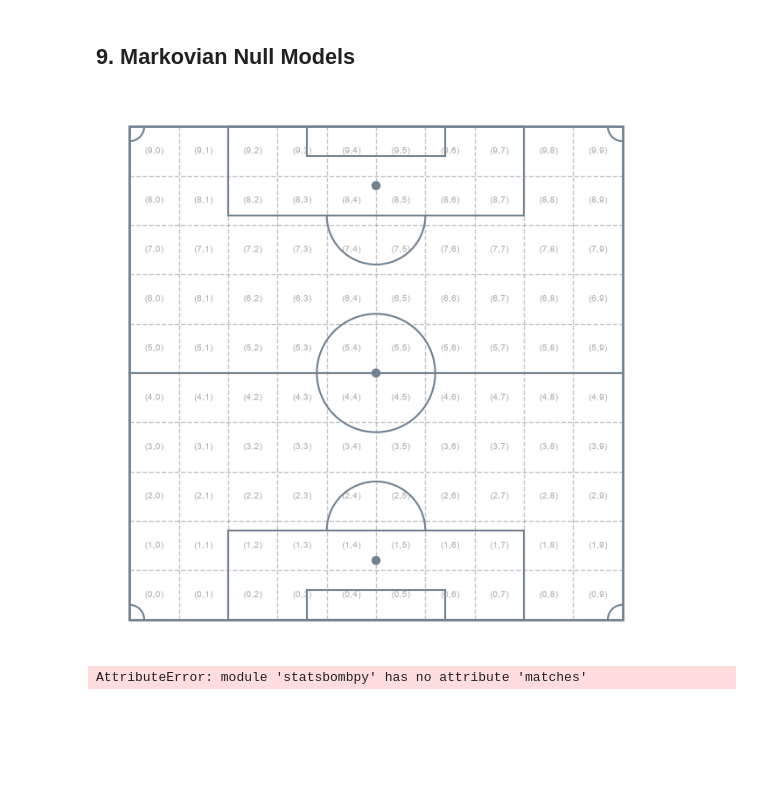
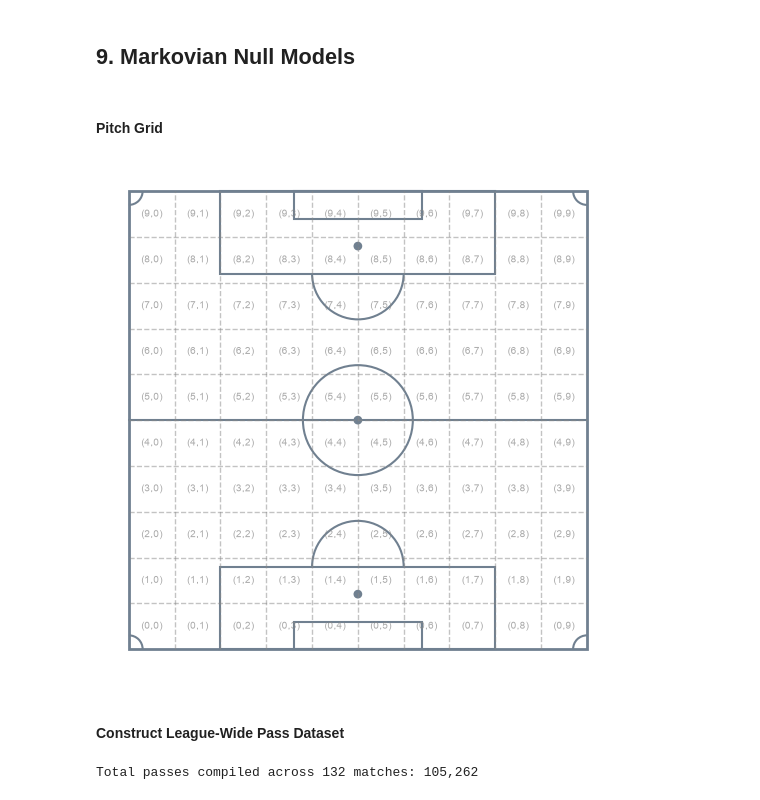
Before and after one commit to LukeBirkett/study-planner, a Jupyter notebook: 981G5_Network_Science/assessment/code/notebook_1.ipynb, the cells around one changed output. Cells and saved outputs as stored; diff of their text form; code cells hidden in the pictures; blank space fills up the shorter version.

```diff
--- a/981G5_Network_Science/assessment/code/notebook_1.ipynb
+++ b/981G5_Network_Science/assessment/code/notebook_1.ipynb
@@ -1024,11 +930,13 @@ def draw_pitch_with_grid(
+# %% [markdown]
+#### Pitch Grid
 # %%
-fig, ax = plt.subplots(figsize=(8, 11))
-draw_pitch_with_grid(
+fig, ax = plt.subplots(figsize=(6.5, 9.0))
+hp.draw_pitch_with_grid(
     original_pitch_func=hp.draw_vertical_pitch,
     ax=ax,
     grid_size=(10, 10),
     show_bin_labels=True
 )
 plt.show()
 # %% [output]
-[figure, old version]
+[figure, new version]
@@ -1196,23 +943,21 @@ POSITION_MAP_11 = {
+# %% [markdown]
+#### Construct League-Wide Pass Dataset
 # %%
-# ==============================================================================
-# EXAMPLE USAGE
-# ==============================================================================
-COMPETITION_ID = 37
-SEASON_ID = 281
+from statsbombpy import sb
+from statsbombpy.api_client import NoAuthWarning
 
 matches_df = sb.matches(competition_id=COMPETITION_ID, season_id=SEASON_ID)
 matches = matches_df["match_id"].to_list()
+
 pass_match_records = []
 
-
-_num = 0
 for idx, match in matches_df.iterrows():
-    if _num == 1:
-        break
-    _num += 1
-
     m_id = match['match_id']
     events_df = sb.events(match_id=m_id)
-    passes = extract_passes_with_recipient_position(events_df)
+    passes = hp.extract_passes_with_recipient_position(events_df)
+    pass_match_records.append(passes)
+
+all_passes_df = pd.concat(pass_match_records, ignore_index=True)
+print(f"\nTotal passes compiled across {len(matches_df)} matches: {len(all_passes_df):,}")
 # %% [output]
-AttributeError: module 'statsbombpy' has no attribute 'matches'
+Total passes compiled across 132 matches: 105,262
```
Also changed, not shown: parts of 6 cells of this notebook, 2 other files.
